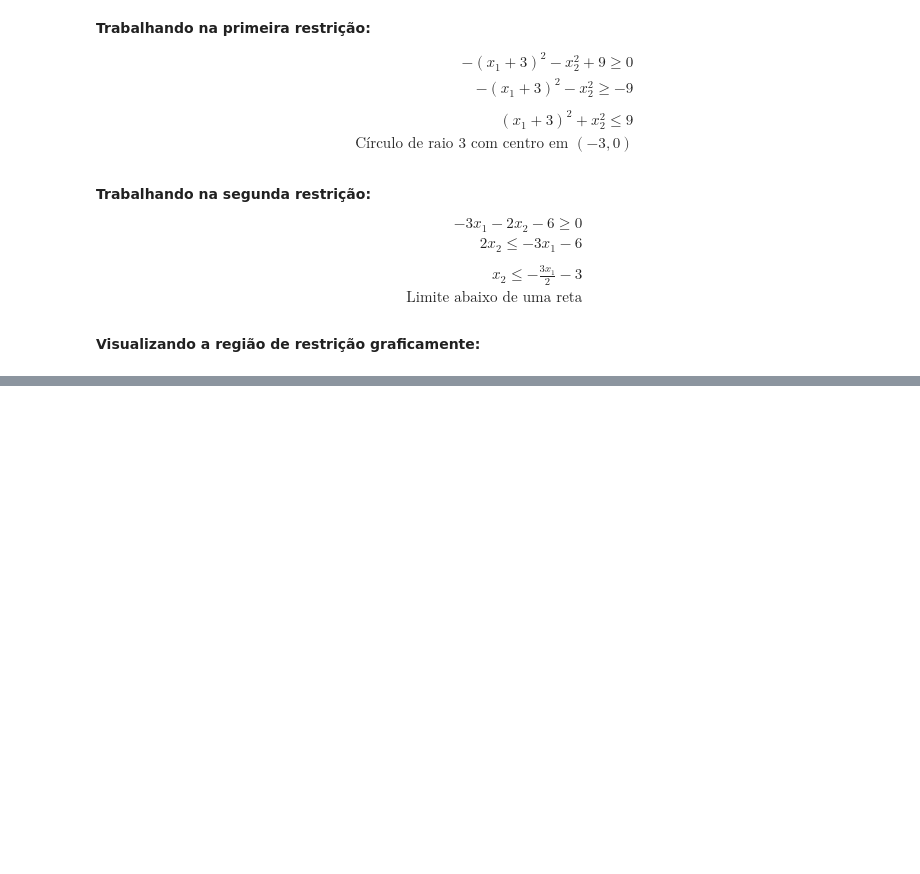
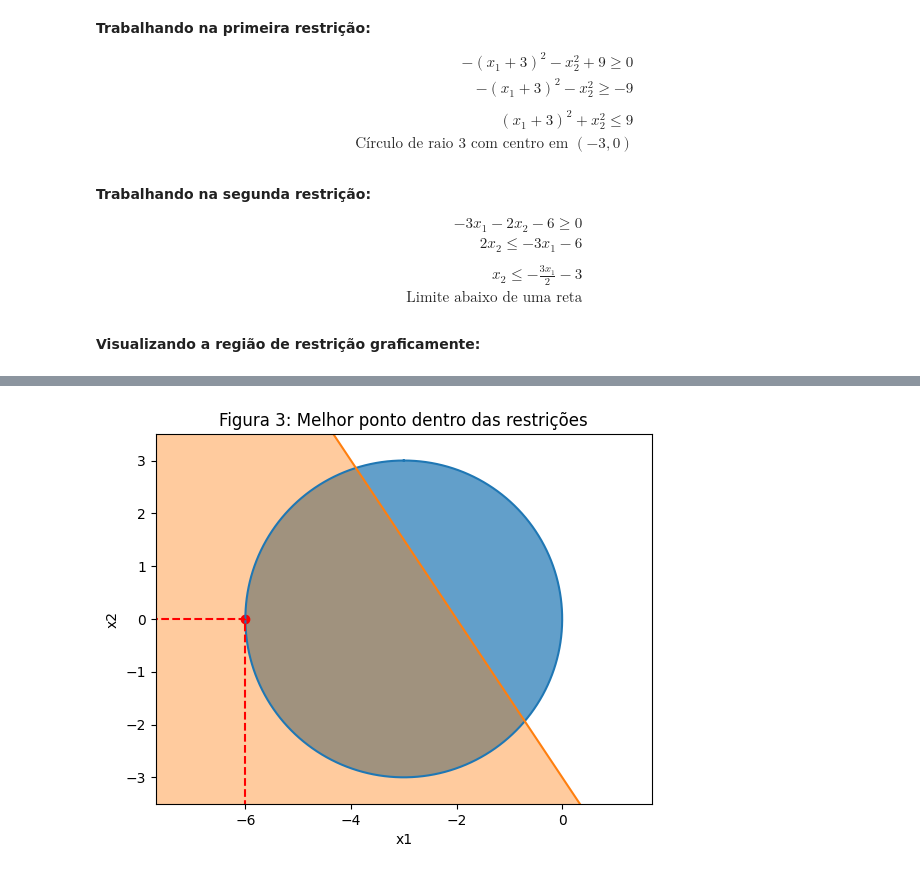
Before and after one commit to Xornotor/PPGEE-Otimizacao-Exercicios, a Jupyter notebook: Lista-01-A/Q1.ipynb, the cells around one changed output, grey strips where cells are left out. Drawn from its saved outputs; the diff is of its cells as text; code cells hidden in the pictures; blank space fills up the shorter version.

```diff
--- a/Lista-01-A/Q1.ipynb
+++ b/Lista-01-A/Q1.ipynb
@@ -68,0 +127,17 @@ plt.show()
+# %%
+plt.plot(c1_x1, c1_x2)
+plt.plot(c2_x1, c2_x2)
+plt.fill_between(c1_x1, c1_x2, alpha=0.7)
+plt.fill_between(c2_x1, c2_x2, -4, alpha=0.4)
+plt.xlabel("x1")
+plt.ylabel("x2")
+plt.axis('equal')
+plt.xlim([-6.5, 0.5])
+plt.ylim([-3.5, 3.5])
+plt.scatter([-6], [0], color='red')
+plt.plot([-6, -6], [-4, 0], color='red', linestyle='dashed')
+plt.plot([-10, -6], [0, 0], color='red', linestyle='dashed')
+plt.title("Figura 3: Melhor ponto dentro das restrições")
+plt.show()
+# %% [output]
+[figure, added]
```
Also changed, not shown: parts of 9 cells of this notebook.
